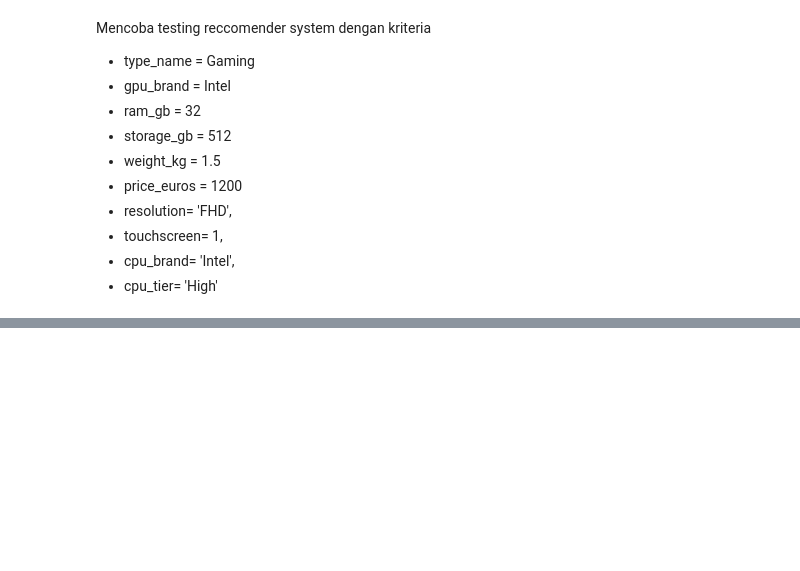
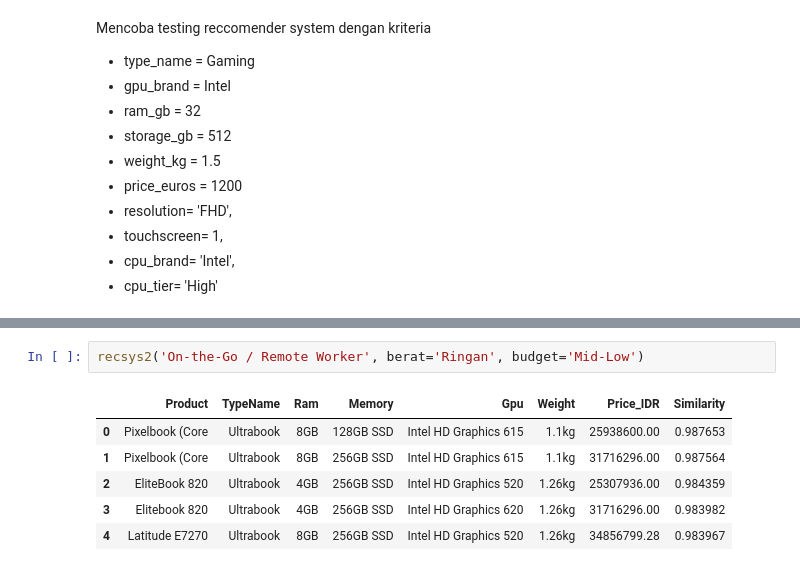
Before and after one commit to FTDS-assignment-bay/p2-ftds-final-project-ftds-038-hck-group-001, a Jupyter notebook: Data_Science_Laptop_Recommendation.ipynb, the cells around one changed output, grey strips where cells are left out. Drawn from its saved outputs; the diff is of its cells as text; blank space fills up the shorter version.

```diff
--- a/Data_Science_Laptop_Recommendation.ipynb
+++ b/Data_Science_Laptop_Recommendation.ipynb
@@ -276,0 +594,9 @@ dtype: float64
+# %%
+recsys2('On-the-Go / Remote Worker', berat='Ringan', budget='Mid-Low')
+# %% [output]
+|  | Product | TypeName | Ram | Memory | Gpu | Weight | Price_IDR | Similarity |
+| 0 | Pixelbook (Core | Ultrabook | 8GB | 128GB SSD | Intel HD Graphics 615 | 1.1kg | 25938600.00 | 0.987653 |
+| 1 | Pixelbook (Core | Ultrabook | 8GB | 256GB SSD | Intel HD Graphics 615 | 1.1kg | 31716296.00 | 0.987564 |
+| 2 | EliteBook 820 | Ultrabook | 4GB | 256GB SSD | Intel HD Graphics 520 | 1.26kg | 25307936.00 | 0.984359 |
+| 3 | Elitebook 820 | Ultrabook | 4GB | 256GB SSD | Intel HD Graphics 620 | 1.26kg | 31716296.00 | 0.983982 |
+| 4 | Latitude E7270 | Ultrabook | 8GB | 256GB SSD | Intel HD Graphics 520 | 1.26kg | 34856799.28 | 0.983967 |
```
Also changed, not shown: parts of 27 cells of this notebook.
